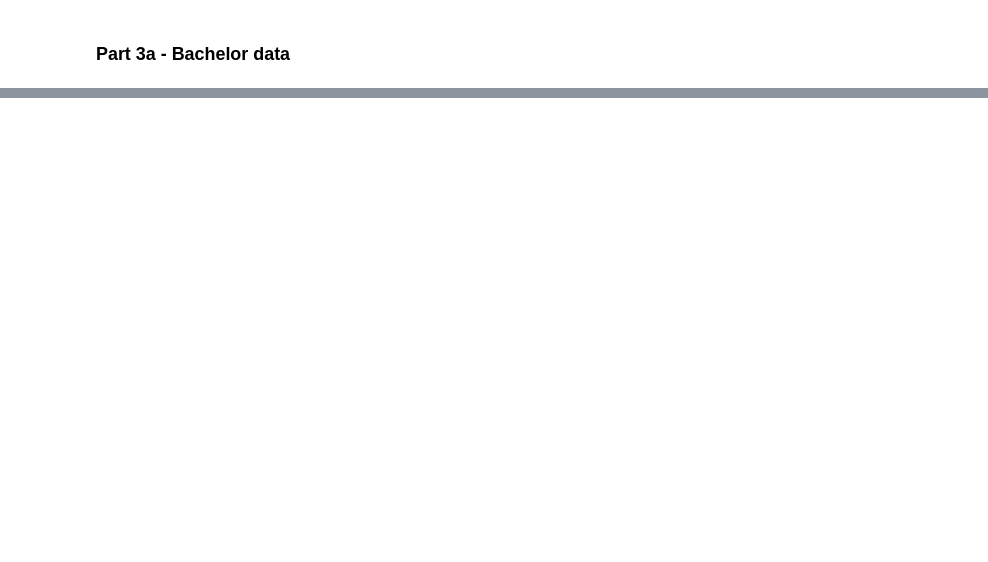
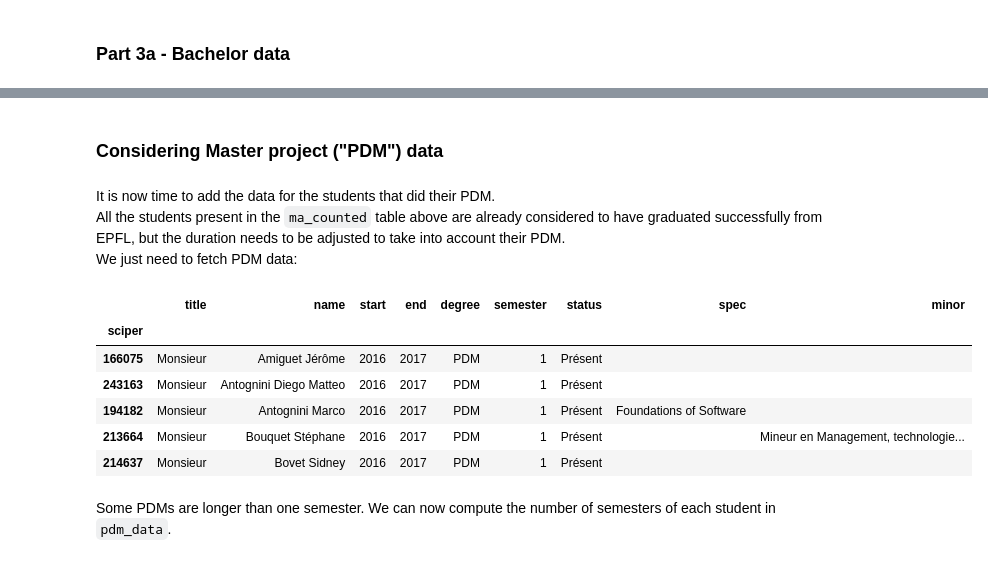
Before and after one commit to mukel/Homework, a Jupyter notebook: 02 - Data from the Web/hw_merge.ipynb, the cells around one changed output, grey strips where cells are left out. Cells and saved outputs as stored; diff of their text form; code cells hidden in the pictures; blank space fills up the shorter version.

```diff
--- a/02 - Data from the Web/hw_merge.ipynb
+++ b/02 - Data from the Web/hw_merge.ipynb
@@ -210,0 +310,19 @@ There were 397 students in BA1 and thereafter in BA6 over the years
+# %% [markdown]
+### Considering Master project ("PDM") data
+# %% [markdown]
+It is now time to add the data for the students that did their PDM.<br>
+All the students present in the `ma_counted` table above are already considered to have graduated successfully from EPFL, but the duration needs to be adjusted to take into account their PDM.<br>
+We just need to fetch PDM data:
+# %%
+pdm_data = data[data.degree == 'PDM']
+pdm_data.head()
+# %% [output]
+|  | title | name | start | end | degree | semester | status | spec | minor |
+| sciper |  |  |  |  |  |  |  |  |  |
+| 166075 | Monsieur | Amiguet Jérôme | 2016 | 2017 | PDM | 1 | Présent |  |  |
+| 243163 | Monsieur | Antognini Diego Matteo | 2016 | 2017 | PDM | 1 | Présent |  |  |
+| 194182 | Monsieur | Antognini Marco | 2016 | 2017 | PDM | 1 | Présent | Foundations of Software |  |
+| 213664 | Monsieur | Bouquet Stéphane | 2016 | 2017 | PDM | 1 | Présent |  | Mineur en Management, technologie... |
+| 214637 | Monsieur | Bovet Sidney | 2016 | 2017 | PDM | 1 | Présent |  |  |
+# %% [markdown]
+Some PDMs are longer than one semester. We can now compute the number of semesters of each student in `pdm_data`.
```
Also changed, not shown: parts of 38 cells of this notebook.
